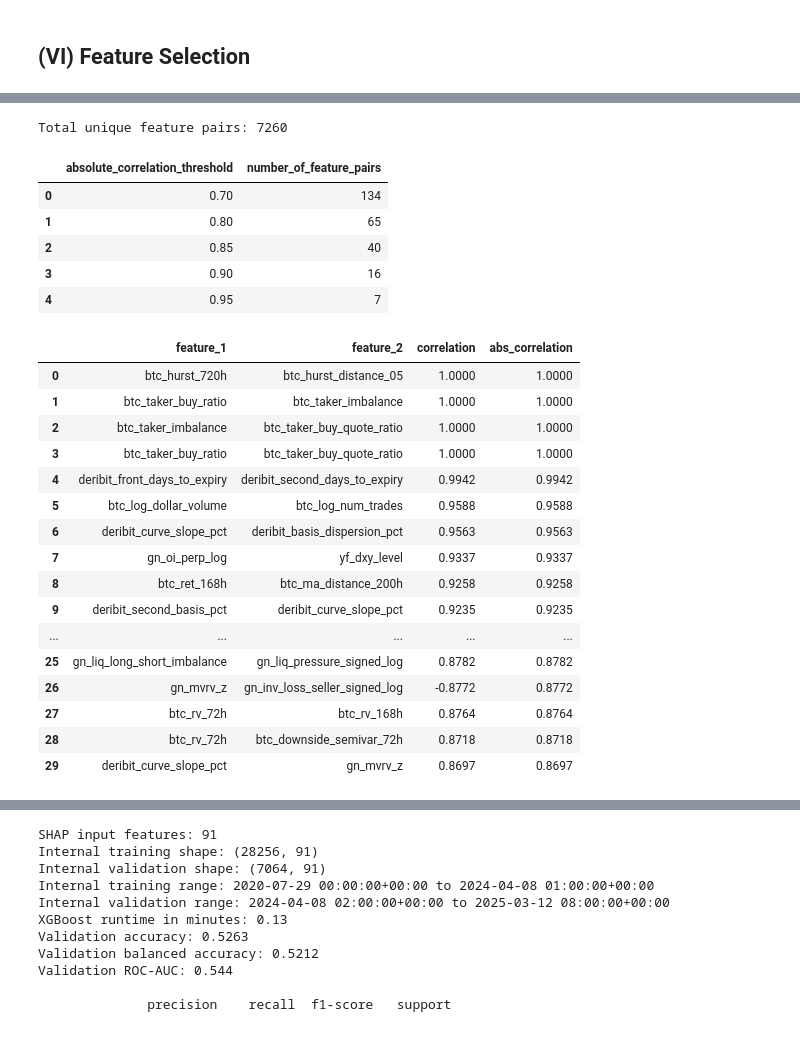
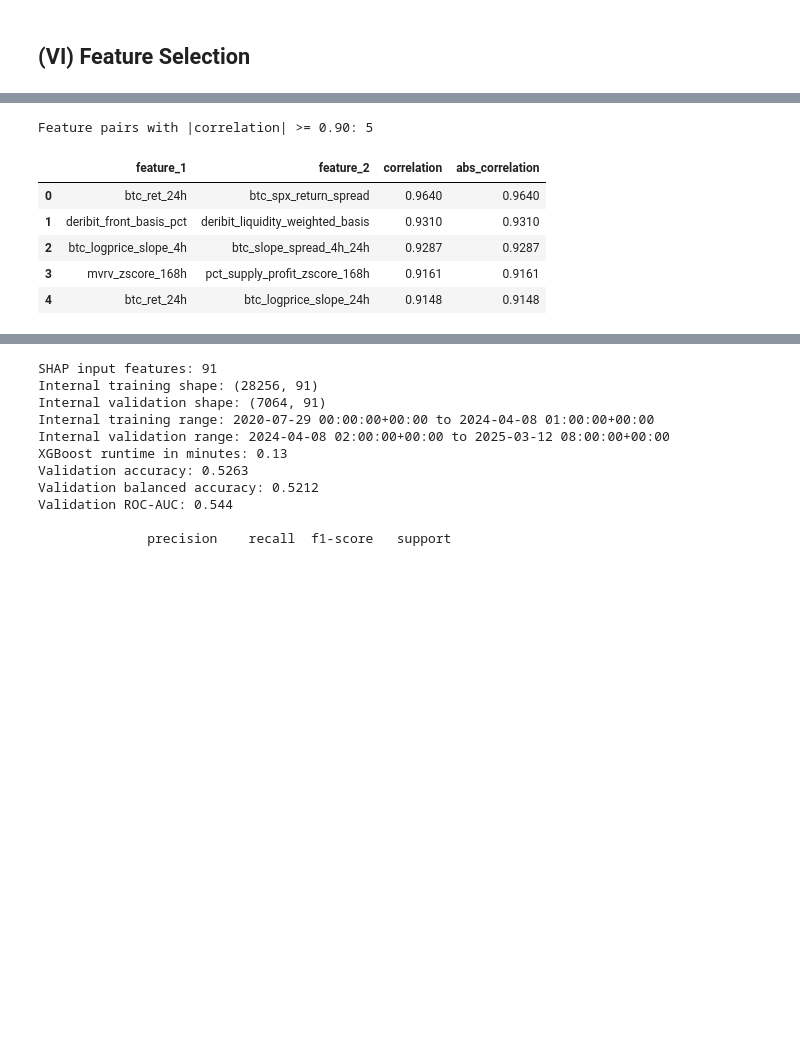
Before and after one commit to jade-lam/CQF, a Jupyter notebook: CQF_Final_Project.ipynb, the cells around one changed output, grey strips where cells are left out. Saved outputs shown, nothing was run; the diff lists cells and outputs as text; code cells hidden in the pictures; blank space fills up the shorter version.

```diff
--- a/CQF_Final_Project.ipynb
+++ b/CQF_Final_Project.ipynb
@@ -3971,45 +3986,22 @@ plt.show()
 # %%
-# Quantify the strongest pairwise feature correlations
+# Identify only highly correlated feature pairs
+feature_corr = X_train_engineered.corr(method="pearson")
+upper_mask = np.triu(np.ones(feature_corr.shape, dtype=bool), k=1)
 
-corr_matrix = X_train_engineered.corr(method="pearson")
-upper_mask = np.triu(np.ones(corr_matrix.shape, dtype=bool), k=1)
+high_corr_pairs = feature_corr.where(upper_mask).stack().reset_index()
+high_corr_pairs.columns = ["feature_1", "feature_2", "correlation"]
+high_corr_pairs["abs_correlation"] = high_corr_pairs["correlation"].abs()
+high_corr_pairs = high_corr_pairs.loc[high_corr_pairs["abs_correlation"] >= 0.90]
+high_corr_pairs = high_corr_pairs.sort_values("abs_correlation", ascending=False).reset_index(drop=True)
 
-corr_pairs = corr_matrix.where(upper_mask).stack().reset_index()
-corr_pairs.columns = ["feature_1", "feature_2", "correlation"]
-corr_pairs["abs_correlation"] = corr_pairs["correlation"].abs()
-corr_pairs = corr_pairs.sort_values("abs_correlation", ascending=False).reset_index(drop=True)
-
-corr_threshold_summary = pd.DataFrame({
-    "absolute_correlation_threshold": [0.70, 0.80, 0.85, 0.90, 0.95],
-    "number_of_feature_pairs": [(corr_pairs["abs_correlation"] >= threshold).sum() for threshold in [0.70, 0.80, 0.85, 0.90, 0.95]]
-})
-
-print("Total unique feature pairs:", len(corr_pairs))
-display(corr_threshold_summary)
-display(corr_pairs.head(30).style.format({"correlation": "{:.4f}", "abs_correlation": "{:.4f}"}))
+print("Feature pairs with |correlation| >= 0.90:", len(high_corr_pairs))
+display(high_corr_pairs.style.format({"correlation": "{:.4f}", "abs_correlation": "{:.4f}"}))
 # %% [output]
-Total unique feature pairs: 7260
+Feature pairs with |correlation| >= 0.90: 5
-|  | absolute_correlation_threshold | number_of_feature_pairs |
-| 0 | 0.70 | 134 |
-| 1 | 0.80 | 65 |
-| 2 | 0.85 | 40 |
-| 3 | 0.90 | 16 |
-| 4 | 0.95 | 7 |
+|  | feature_1 | feature_2 | correlation | abs_correlation |
+| 0 | btc_ret_24h | btc_spx_return_spread | 0.9640 | 0.9640 |
+| 1 | deribit_front_basis_pct | deribit_liquidity_weighted_basis | 0.9310 | 0.9310 |
+| 2 | btc_logprice_slope_4h | btc_slope_spread_4h_24h | 0.9287 | 0.9287 |
+| 3 | mvrv_zscore_168h | pct_supply_profit_zscore_168h | 0.9161 | 0.9161 |
+| 4 | btc_ret_24h | btc_logprice_slope_24h | 0.9148 | 0.9148 |
-|  | feature_1 | feature_2 | correlation | abs_correlation |
-| 0 | btc_hurst_720h | btc_hurst_distance_05 | 1.0000 | 1.0000 |
-| 1 | btc_taker_buy_ratio | btc_taker_imbalance | 1.0000 | 1.0000 |
-| 2 | btc_taker_imbalance | btc_taker_buy_quote_ratio | 1.0000 | 1.0000 |
-| 3 | btc_taker_buy_ratio | btc_taker_buy_quote_ratio | 1.0000 | 1.0000 |
-| 4 | deribit_front_days_to_expiry | deribit_second_days_to_expiry | 0.9942 | 0.9942 |
-| 5 | btc_log_dollar_volume | btc_log_num_trades | 0.9588 | 0.9588 |
-| 6 | deribit_curve_slope_pct | deribit_basis_dispersion_pct | 0.9563 | 0.9563 |
-| 7 | gn_oi_perp_log | yf_dxy_level | 0.9337 | 0.9337 |
-| 8 | btc_ret_168h | btc_ma_distance_200h | 0.9258 | 0.9258 |
-| 9 | deribit_second_basis_pct | deribit_curve_slope_pct | 0.9235 | 0.9235 |
-| ... | ... | ... | ... | ... |
-| 25 | gn_liq_long_short_imbalance | gn_liq_pressure_signed_log | 0.8782 | 0.8782 |
-| 26 | gn_mvrv_z | gn_inv_loss_seller_signed_log | -0.8772 | 0.8772 |
-| 27 | btc_rv_72h | btc_rv_168h | 0.8764 | 0.8764 |
-| 28 | btc_rv_72h | btc_downside_semivar_72h | 0.8718 | 0.8718 |
-| 29 | deribit_curve_slope_pct | gn_mvrv_z | 0.8697 | 0.8697 |
 # %%
```
Also changed, not shown: parts of 14 cells of this notebook.
